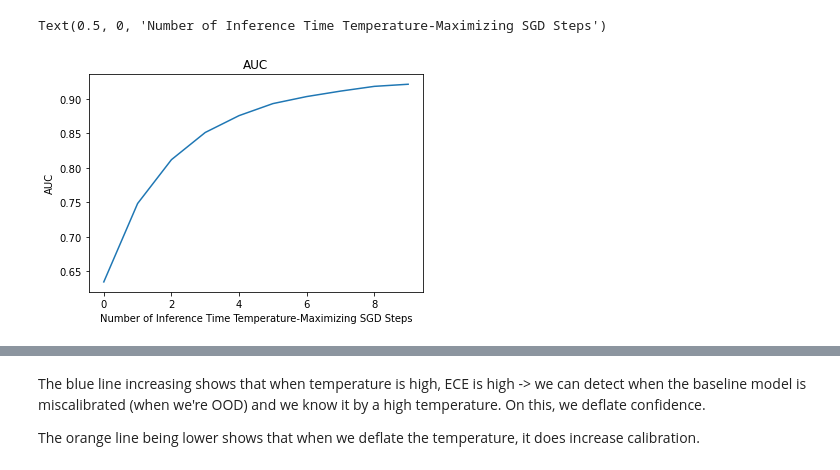
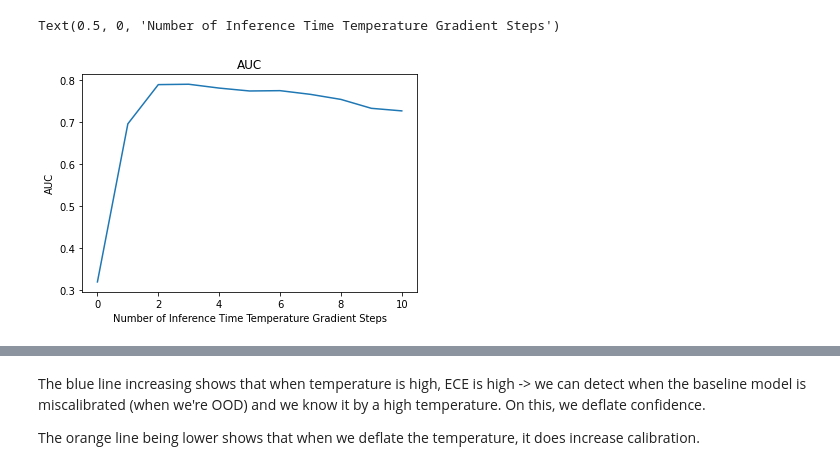
Before and after one commit to levinwil/TempVOS, a Jupyter notebook: Exploration.ipynb, the cells around one changed output, grey strips where cells are left out. Saved outputs shown, nothing was run; the diff lists cells and outputs as text; code cells hidden in the pictures.

```diff
--- a/Exploration.ipynb
+++ b/Exploration.ipynb
@@ -317,8 +456,8 @@ Text(0.5, 0, 'Number of Inference Time Temperature-Maximizing SGD Steps')
-# %%
-plt.plot(auc_cs)
-plt.title("AUC")
-plt.ylabel("AUC")
-plt.xlabel("Number of Inference Time Temperature-Maximizing SGD Steps")
-# %% [output]
-Text(0.5, 0, 'Number of Inference Time Temperature-Maximizing SGD Steps')
-[figure, removed]
+# %%
+plt.plot(auc_ts)
+plt.title("AUC")
+plt.ylabel("AUC")
+plt.xlabel("Number of Inference Time Temperature Gradient Steps")
+# %% [output]
+Text(0.5, 0, 'Number of Inference Time Temperature Gradient Steps')
+[figure, added]
```
Also changed, not shown: parts of 42 cells of this notebook.
